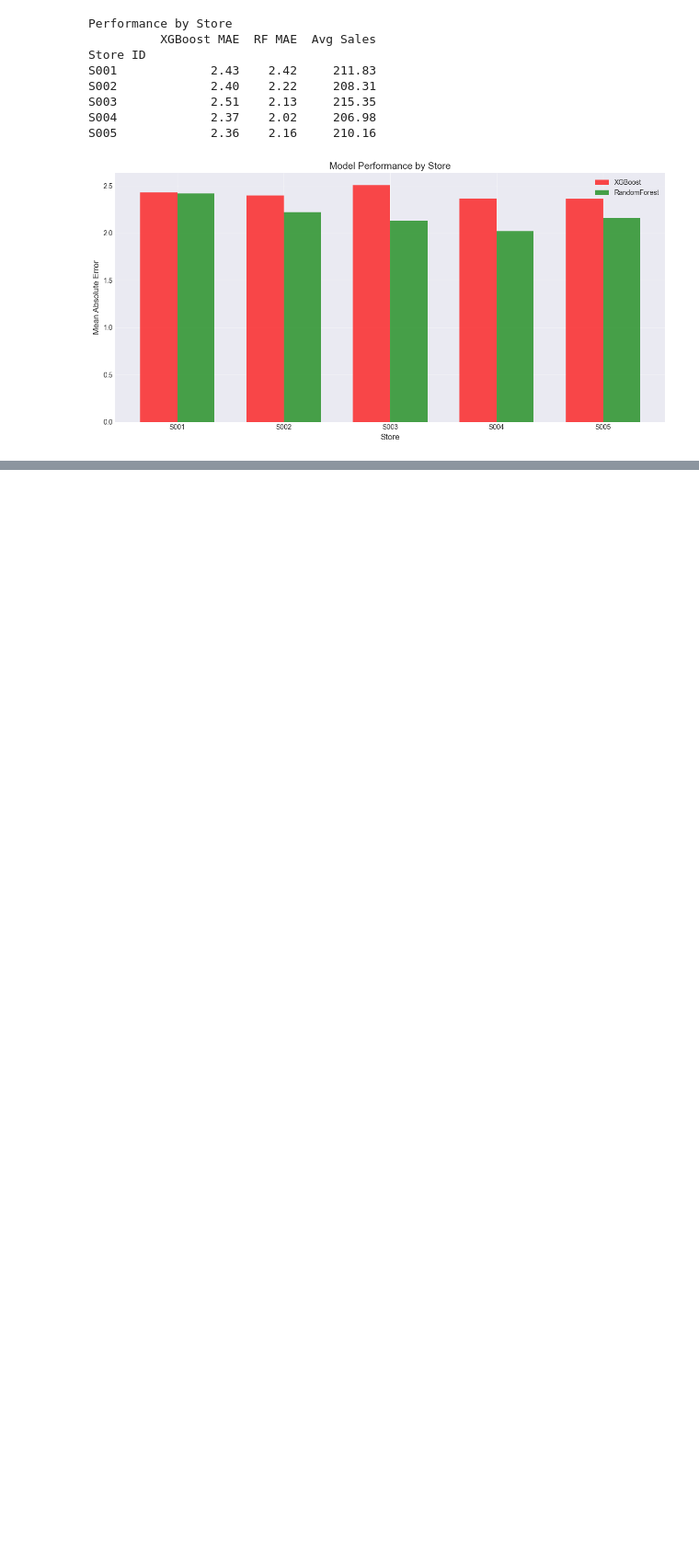
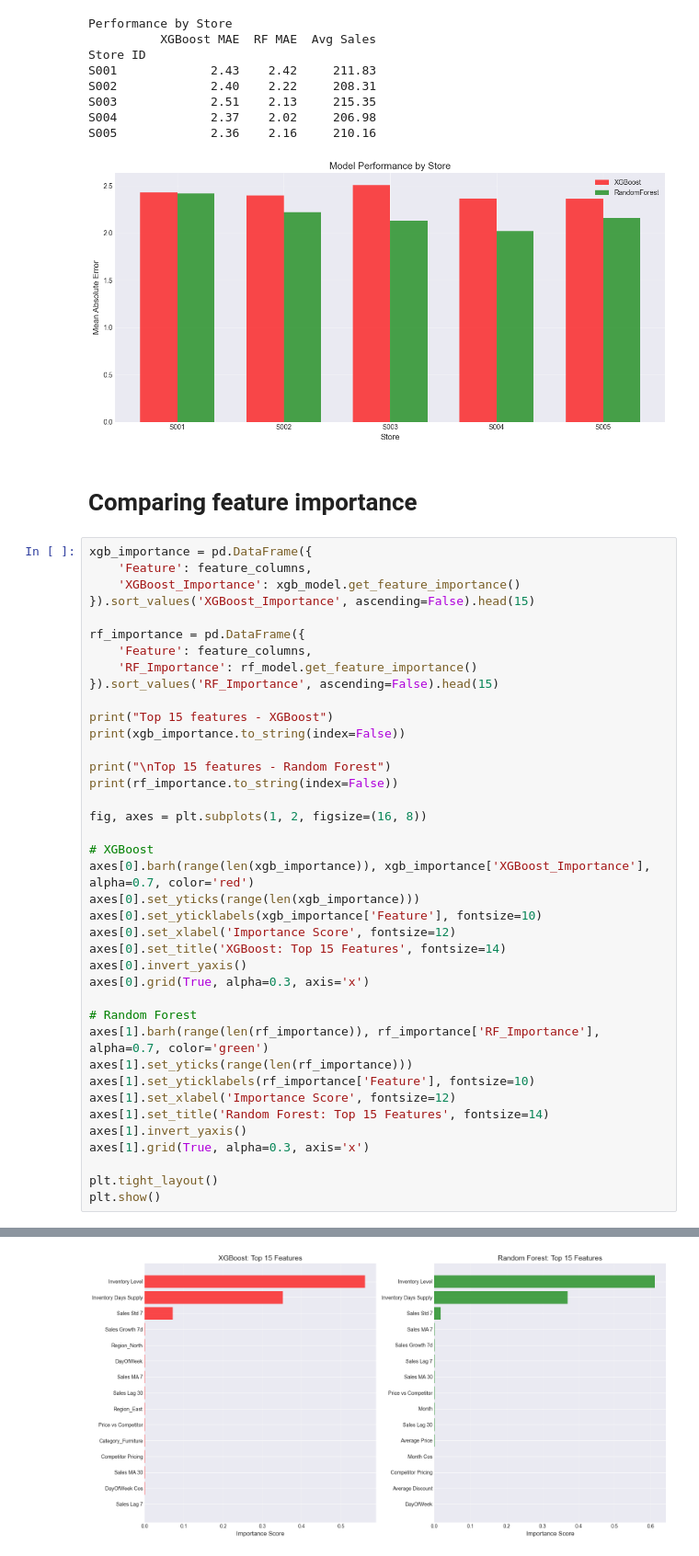
Before and after one commit to ElliottYankee/Retail-Sales-Forecasting-Pipeline, a Jupyter notebook: notebooks/model_comparison.ipynb, the cells around one changed output, grey strips where cells are left out. Shown: that part at 92% size. Saved outputs shown, nothing was run; the diff lists cells and outputs as text; blank space fills up the shorter version.

Commit message:
Compared and ranked feature importance between XGBoost and RandomForest

```diff
--- a/notebooks/model_comparison.ipynb
+++ b/notebooks/model_comparison.ipynb
@@ -277,3 +277,45 @@ S003             2.51    2.13     215.35
 S004             2.37    2.02     206.98
 S005             2.36    2.16     210.16
 [figure]
+# %% [markdown]
+# Comparing feature importance
+# %%
+xgb_importance = pd.DataFrame({
+    'Feature': feature_columns,
+    'XGBoost_Importance': xgb_model.get_feature_importance()
+}).sort_values('XGBoost_Importance', ascending=False).head(15)
+
+rf_importance = pd.DataFrame({
+    'Feature': feature_columns,
+    'RF_Importance': rf_model.get_feature_importance()
+}).sort_values('RF_Importance', ascending=False).head(15)
+
+print("Top 15 features - XGBoost")
+print(xgb_importance.to_string(index=False))
+
+print("\nTop 15 features - Random Forest")
+print(rf_importance.to_string(index=False))
+
+fig, axes = plt.subplots(1, 2, figsize=(16, 8))
+
+# XGBoost
+axes[0].barh(range(len(xgb_importance)), xgb_importance['XGBoost_Importance'], alpha=0.7, color='red')
+axes[0].set_yticks(range(len(xgb_importance)))
+axes[0].set_yticklabels(xgb_importance['Feature'], fontsize=10)
+axes[0].set_xlabel('Importance Score', fontsize=12)
+axes[0].set_title('XGBoost: Top 15 Features', fontsize=14)
+axes[0].invert_yaxis()
+axes[0].grid(True, alpha=0.3, axis='x')
+
+# Random Forest
+axes[1].barh(range(len(rf_importance)), rf_importance['RF_Importance'], alpha=0.7, color='green')
+axes[1].set_yticks(range(len(rf_importance)))
+axes[1].set_yticklabels(rf_importance['Feature'], fontsize=10)
+axes[1].set_xlabel('Importance Score', fontsize=12)
+axes[1].set_title('Random Forest: Top 15 Features', fontsize=14)
+axes[1].invert_yaxis()
+axes[1].grid(True, alpha=0.3, axis='x')
+
+plt.tight_layout()
+plt.show()
+# %% [output]
@@ -279,0 +339 @@ S005             2.36    2.16     210.16
+[figure, added]
```
Also changed, not shown: parts of 1 cell of this notebook.
